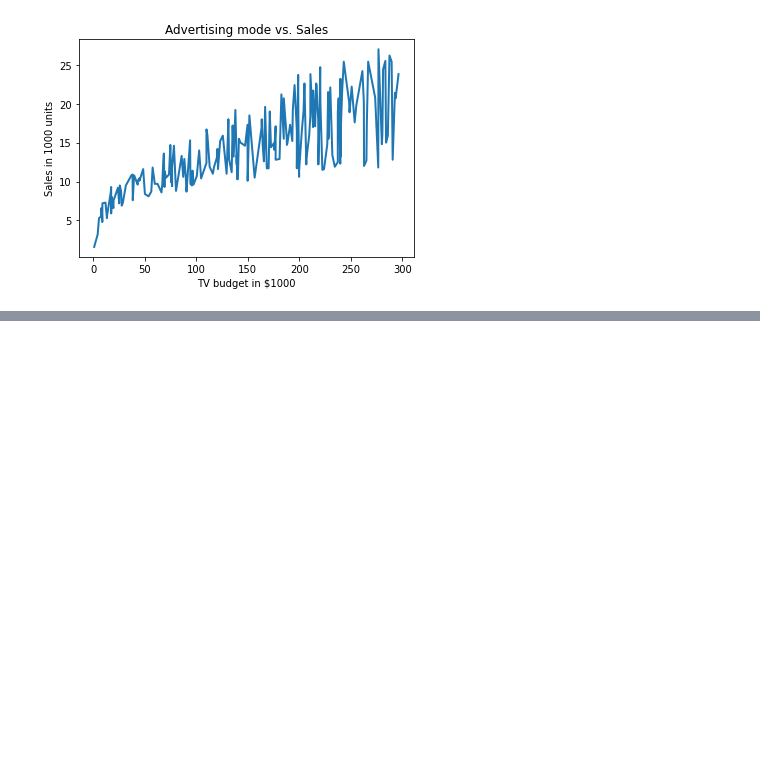
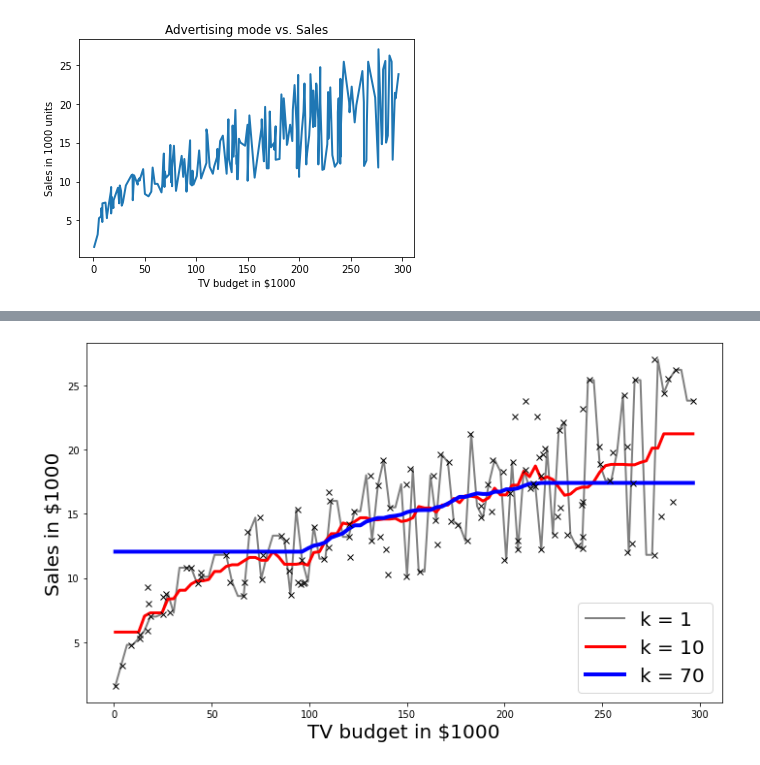
Before and after one commit to gspandhana/MachineLearning, a Jupyter notebook: project1.ipynb, the cells around one changed output, grey strips where cells are left out. Drawn from its saved outputs; the diff is of its cells as text; code cells hidden in the pictures; blank space fills up the shorter version.

```diff
--- a/project1.ipynb
+++ b/project1.ipynb
@@ -84,0 +158,53 @@ plt.title("Advertising mode vs. Sales");
+# %%
+# Read the data from the file "Advertising.csv"
+data_filename = 'Advertising.csv'
+df = pd.read_csv(data_filename)
+
+# Set 'TV' as the 'predictor variable'
+x = df[["TV"]]
+
+# Set 'Sales' as the response variable 'y'
+y = df["sales"]
+# %%
+# Split the dataset in training and testing with 60% training set
+# and 40% testing set with random state = 42
+x_train, x_test, y_train, y_test = train_test_split(x, y, train_size=0.6,random_state=42)
+k_value_min = 1
+k_value_max = 70
+
+# Create a list of integer k values betwwen k_value_min and k_value_max using linspace
+k_list = np.linspace(k_value_min, k_value_max, 70)
+# %%
+# Set the grid to plot the values
+fig, ax = plt.subplots(figsize=(10,6))
+
+# Variable used to alter the linewidth of each plot
+j=0
+
+# Loop over all the k values
+for k_value in k_list:
+
+    # Creating a kNN Regression model
+    model = KNeighborsRegressor(n_neighbors=int(k_value))
+
+    # Fitting the regression model on the training data
+    model.fit(x_train,y_train)
+
+    # Use the trained model to predict on the test data
+    y_pred = model.predict(x_test)
+
+    # Helper code to plot the data along with the model predictions
+    colors = ['grey','r','b']
+    if k_value in [1,10,70]:
+        xvals = np.linspace(x.min(),x.max(),100)
+        ypreds = model.predict(xvals)
+        ax.plot(xvals, ypreds,'-',label = f'k = {int(k_value)}',linewidth=j+2,color = colors[j])
+        j+=1
+
+ax.legend(loc='lower right',fontsize=20)
+ax.plot(x_train, y_train,'x',label='train',color='k')
+ax.set_xlabel('TV budget in $1000',fontsize=20)
+ax.set_ylabel('Sales in $1000',fontsize=20)
+plt.tight_layout()
+# %% [output]
+[figure, added]
```
Also changed, not shown: parts of 10 cells of this notebook.
